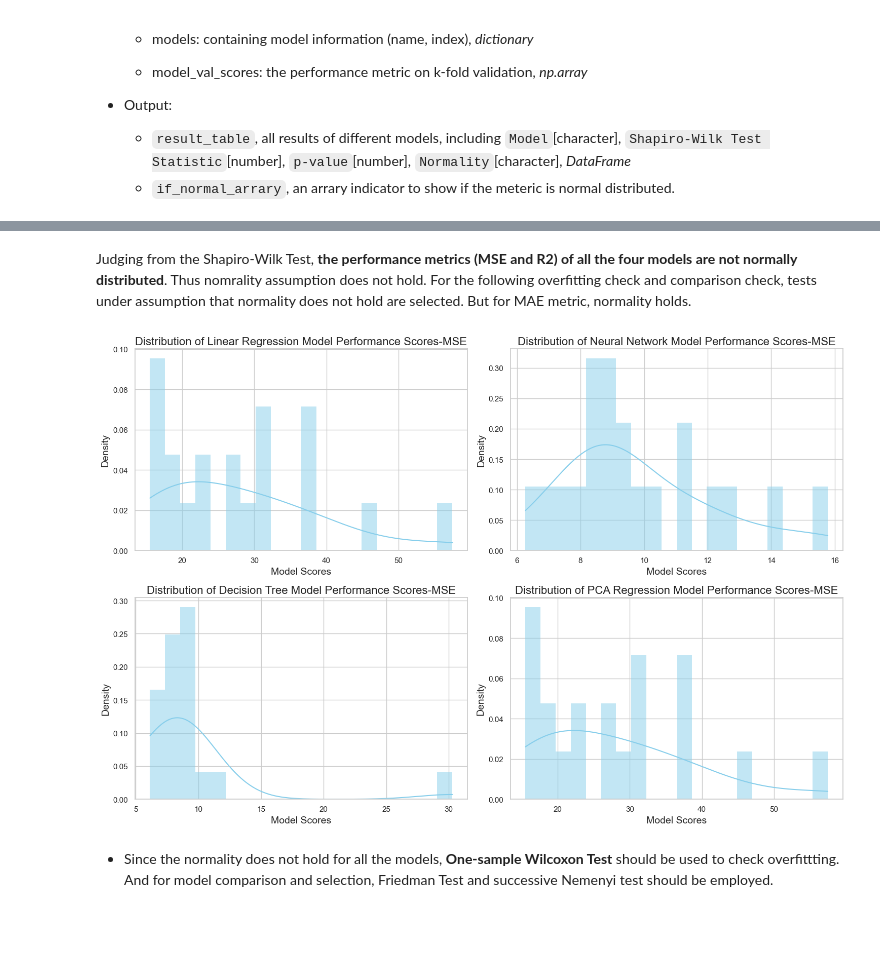
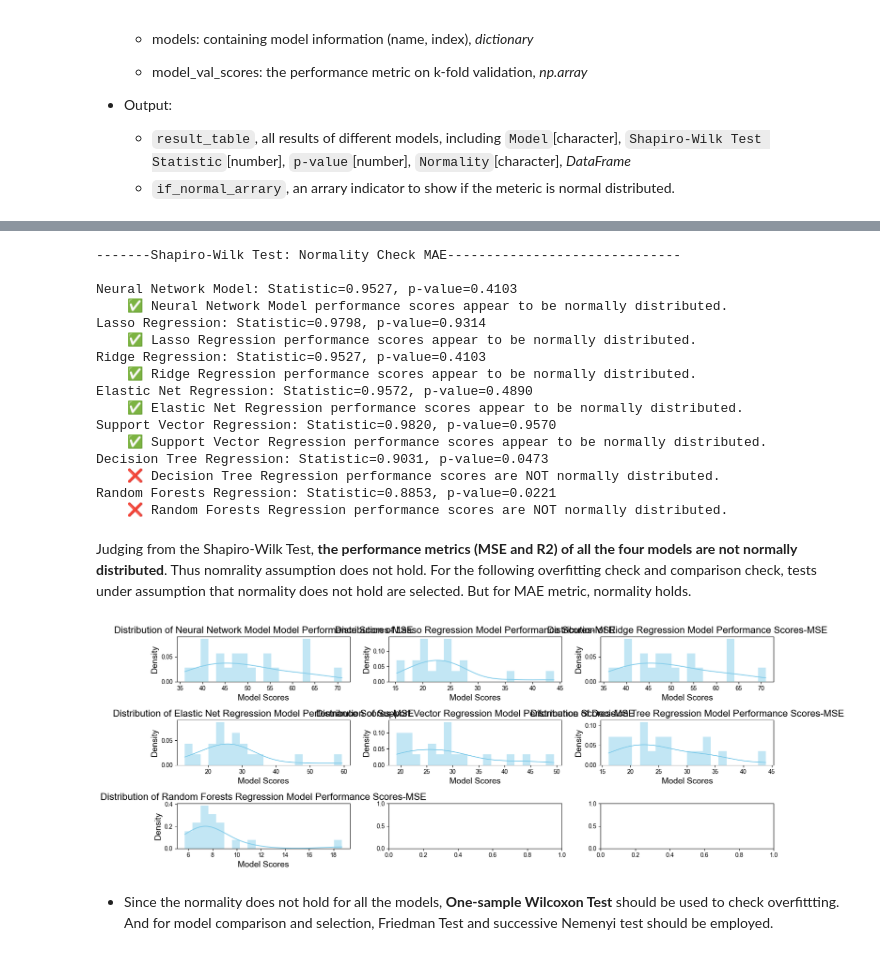
Before and after one commit to yixuan228/MSc_DE_GroupWork4, a Jupyter notebook: Scripts/Evaluation 2.ipynb, the cells around one changed output, grey strips where cells are left out. Cells and saved outputs as stored; diff of their text form; code cells hidden in the pictures; blank space fills up the shorter version.

```diff
--- a/Scripts/Evaluation 2.ipynb
+++ b/Scripts/Evaluation 2.ipynb
@@ -57,0 +52,2 @@ def plot_pred_true(y_test, y_pred, ax):
+# %%
+k = 20
@@ -57,0 +136,17 @@ def plot_pred_true(y_test, y_pred, ax):
+# %%
+models_val_mse = pd.concat([MSEs, nn_val_perforance.loc[['MSE']]], axis=0, ignore_index=True).values
+models_val_r2 = pd.concat([R2s, nn_val_perforance.loc[['R2']]], axis=0, ignore_index=True).values
+models_val_mae = pd.concat([MAEs, nn_val_perforance.loc[['MAE']]], axis=0, ignore_index=True).values
+models_val_mape = pd.concat([MAPEs, nn_val_perforance.loc[['MAPE']]], axis=0, ignore_index=True).values
+
+models_test_mse = [nn_test_perforance[0], lasso_test_performance[0], ridge_test_performance[0], elsnet_test_performance[0],
+                   svr_test_performance[0], dt_test_performance[0], ridge_test_performance[0]]
+
+models_test_r2 = [nn_test_perforance[1], lasso_test_performance[1], ridge_test_performance[1], elsnet_test_performance[1],
+                   svr_test_performance[1], dt_test_performance[1], ridge_test_performance[1]]
+
+models_test_mae = [nn_test_perforance[2], lasso_test_performance[2], ridge_test_performance[2], elsnet_test_performance[2],
+                   svr_test_performance[2], dt_test_performance[2], ridge_test_performance[2]]
+
+models_test_mape = [nn_test_perforance[3], lasso_test_performance[3], ridge_test_performance[3], elsnet_test_performance[3],
+                   svr_test_performance[3], dt_test_performance[3], ridge_test_performance[3]]
@@ -58,3 +175,12 @@ def plot_pred_true(y_test, y_pred, ax):
+# %%
+# Model dictionary
+models = {"Neural Network Model": nn_performance,
+          "Lasso Regression": lasso_test_performance,
+          "Ridge Regression": ridge_test_performance,
+          "Elastic Net Regression": elsnet_test_performance,
+          "Support Vector Regression": svr_test_performance,
+          "Decision Tree Regression": dt_test_performance,
+          "Random Forests Regression": rf_test_performance}
 # %% [markdown]
 ### 2.1 Normality Check
 # %% [markdown]
@@ -160,24 +292,46 @@ PCA Regression: Statistic=0.9331, p-value=0.1771
+# %%
+# Check MAPE
+print("\n-------Shapiro-Wilk Test: Normality Check MAE------------------------------\n")
+df_result_normality_MAPE, normality_MAPE = check_normality(models, models_val_mape)
+# %% [output]
+-------Shapiro-Wilk Test: Normality Check MAE------------------------------
+
+Neural Network Model: Statistic=0.9527, p-value=0.4103
+    ✅ Neural Network Model performance scores appear to be normally distributed.
+Lasso Regression: Statistic=0.9798, p-value=0.9314
+    ✅ Lasso Regression performance scores appear to be normally distributed.
+Ridge Regression: Statistic=0.9527, p-value=0.4103
+    ✅ Ridge Regression performance scores appear to be normally distributed.
+Elastic Net Regression: Statistic=0.9572, p-value=0.4890
+    ✅ Elastic Net Regression performance scores appear to be normally distributed.
+Support Vector Regression: Statistic=0.9820, p-value=0.9570
+    ✅ Support Vector Regression performance scores appear to be normally distributed.
+Decision Tree Regression: Statistic=0.9031, p-value=0.0473
+    ❌ Decision Tree Regression performance scores are NOT normally distributed.
+Random Forests Regression: Statistic=0.8853, p-value=0.0221
+    ❌ Random Forests Regression performance scores are NOT normally distributed.
 # %% [markdown]
 Judging from the Shapiro-Wilk Test, **the performance metrics (MSE and R2) of all the four models are not normally distributed**. Thus nomrality assumption does not hold. For the following overfitting check and comparison check, tests under assumption that normality does not hold are selected. But for MAE metric, normality holds.
 # %%
 # Check normality by ploting
 import seaborn as sns
+import matplotlib.pyplot as plt
 
 # Check nomality of Four models
-fig, ax = plt.subplots(2,2, figsize=(15,10))
+fig, ax = plt.subplots(3,3, figsize=(15,6))
 ax = ax.flatten()
 
 for i, model_name in enumerate(models.keys()):
     sns.set_theme(style="whitegrid")
     sns.histplot(models_val_mse[i], kde=True, bins=20, color="skyblue", stat="density", linewidth=0, ax=ax[i])
     ax[i].set_title(f"Distribution of {model_name} Model Performance Scores-MSE", fontsize=16)
     ax[i].set_xlabel("Model Scores", fontsize=14)
     ax[i].set_ylabel("Density", fontsize=14)
 
 plt.tight_layout()
 plt.show()
 # %% [output]
-[figure, old version]
+[figure, new version]
 # %% [markdown]
 - Since the normality does not hold for all the models, **One-sample Wilcoxon Test** should be used to check overfittting. And for model comparison and selection,  Friedman Test and successive Nemenyi test should be employed.
 # %% [markdown]
```
Also changed, not shown: parts of 37 cells of this notebook, 3 other files.
